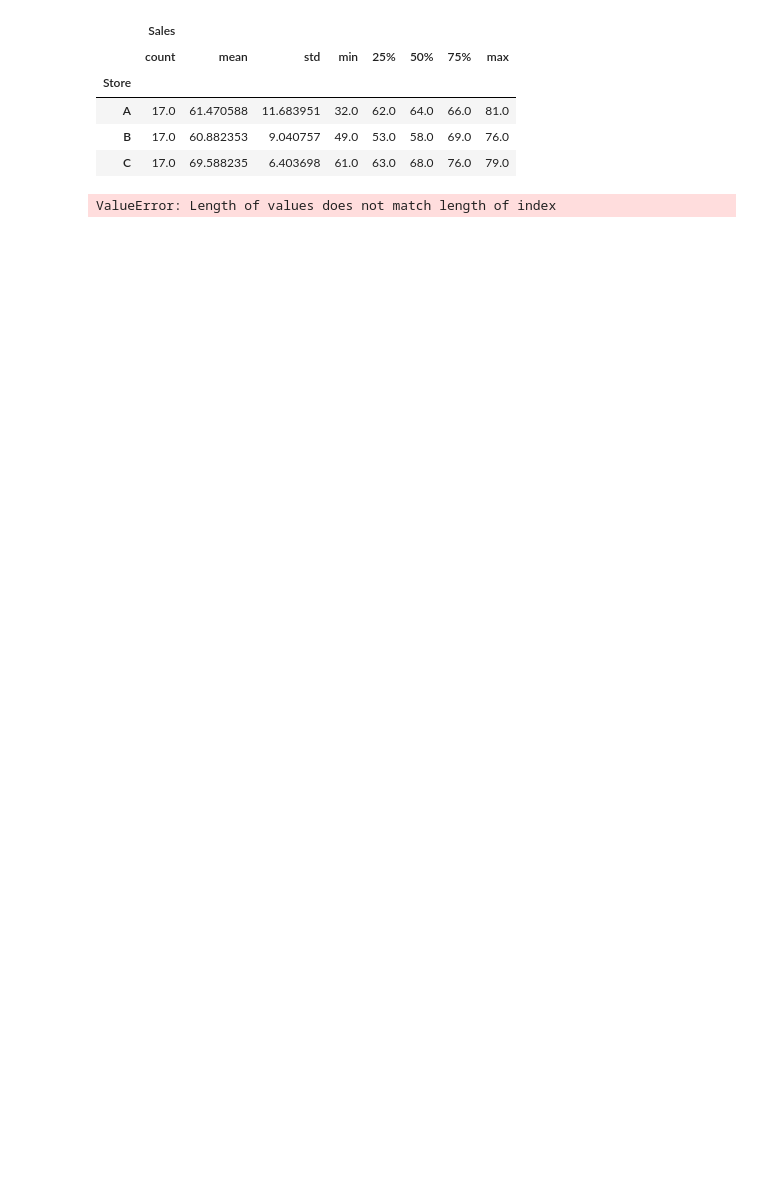
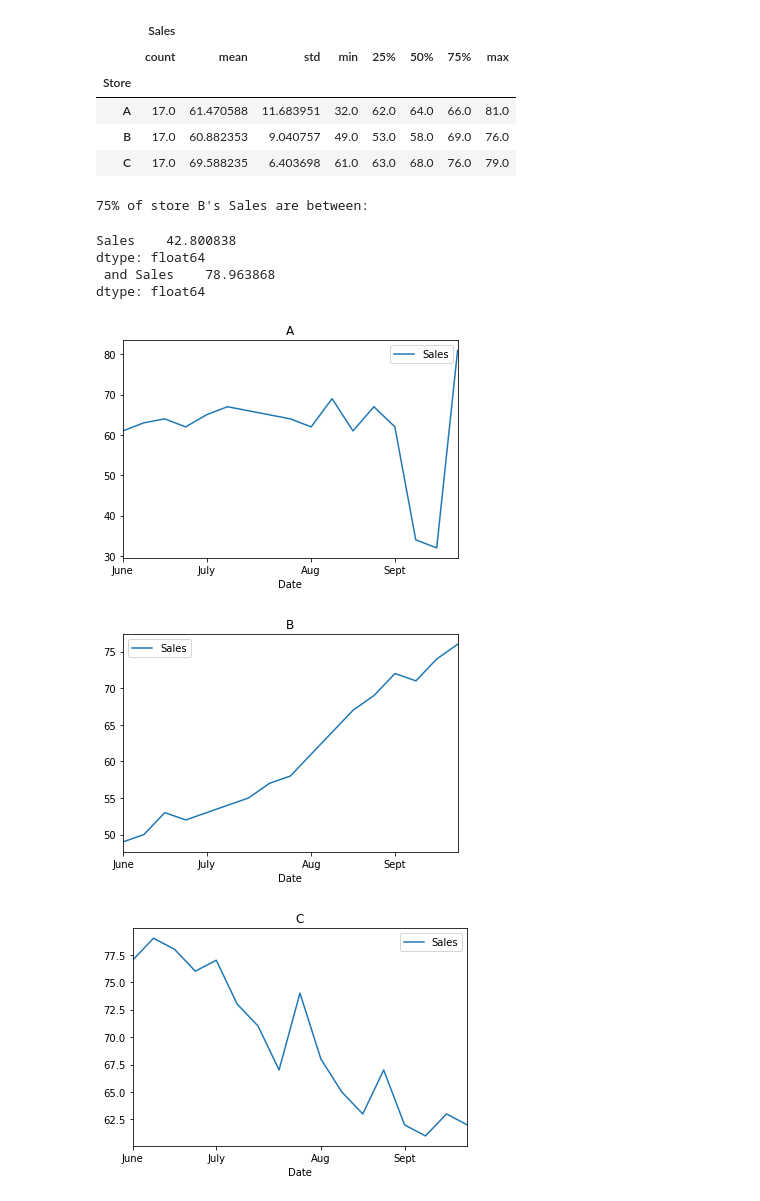
Before and after one commit to mongoosePK/LewisU, a Jupyter notebook: spring20/stats/code/Project 3 - Pulkownik.ipynb, the cells around one changed output. Drawn from its saved outputs; the diff is of its cells as text; code cells hidden in the pictures; blank space fills up the shorter version.

```diff
--- a/spring20/stats/code/Project 3 - Pulkownik.ipynb
+++ b/spring20/stats/code/Project 3 - Pulkownik.ipynb
@@ -26,12 +45,27 @@ df.groupby('Store').describe()
 | A | 17.0 | 61.470588 | 11.683951 | 32.0 | 62.0 | 64.0 | 66.0 | 81.0 |
 | B | 17.0 | 60.882353 | 9.040757 | 49.0 | 53.0 | 58.0 | 69.0 | 76.0 |
 | C | 17.0 | 69.588235 | 6.403698 | 61.0 | 63.0 | 68.0 | 76.0 | 79.0 |
-# %%
-df['B'] = list([df['Store']=='B']['Sales'])
-
-
-df.plot(y='', x='Date')
-
-plt.title('Store B Performance')
-# %% [output]
-ValueError: Length of values does not match length of index
+# %%
+groupStores = df.groupby('Store')
+meanB = groupStores.get_group('B').mean()
+stdB = groupStores.get_group('B').std()
+print(f'75% of store B\'s Sales are between:' )
+#print(f'{meanB-2*stdB} and {meanB+2*stdB}')
+# %% [output]
+75% of store B's Sales are between:
+# %%
+print(f'{meanB-2*stdB} \n and {meanB+2*stdB}')
+# %% [output]
+Sales    42.800838
+dtype: float64
+ and Sales    78.963868
+dtype: float64
+# %%
+#graph by store
+for title, group in df.groupby('Store'):
+    group.plot(x='Date', y='Sales', title=title)
+    plt.xticks([0,4,9,13], ('June', 'July', 'Aug','Sept'))
+# %% [output]
+[figure, added]
+[figure, added]
+[figure, added]
```
Also changed, not shown: parts of 5 cells of this notebook, 1 other file.
